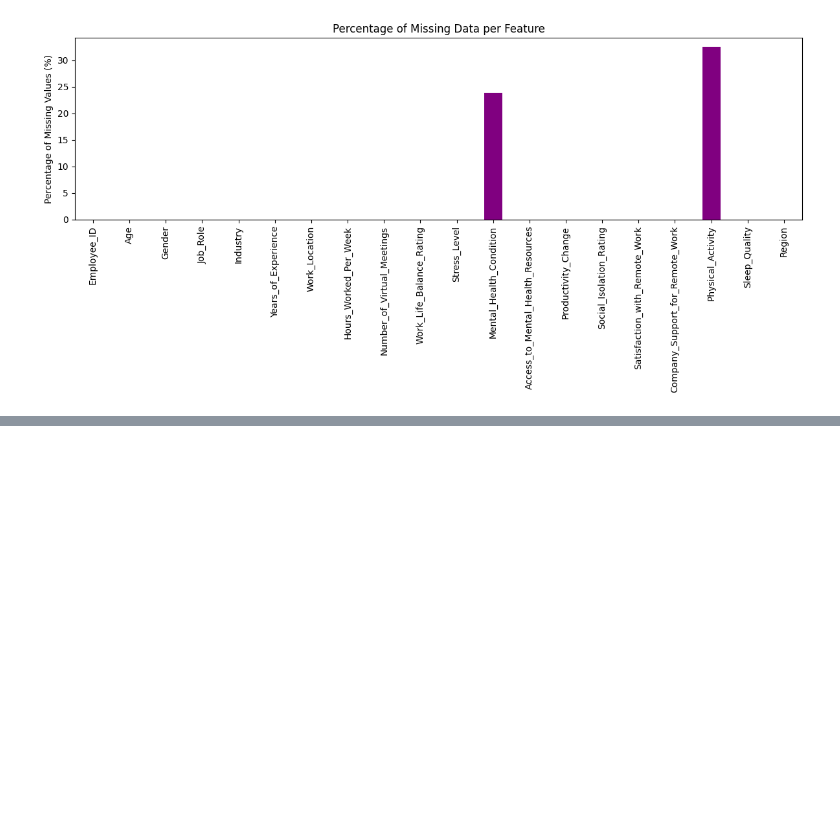
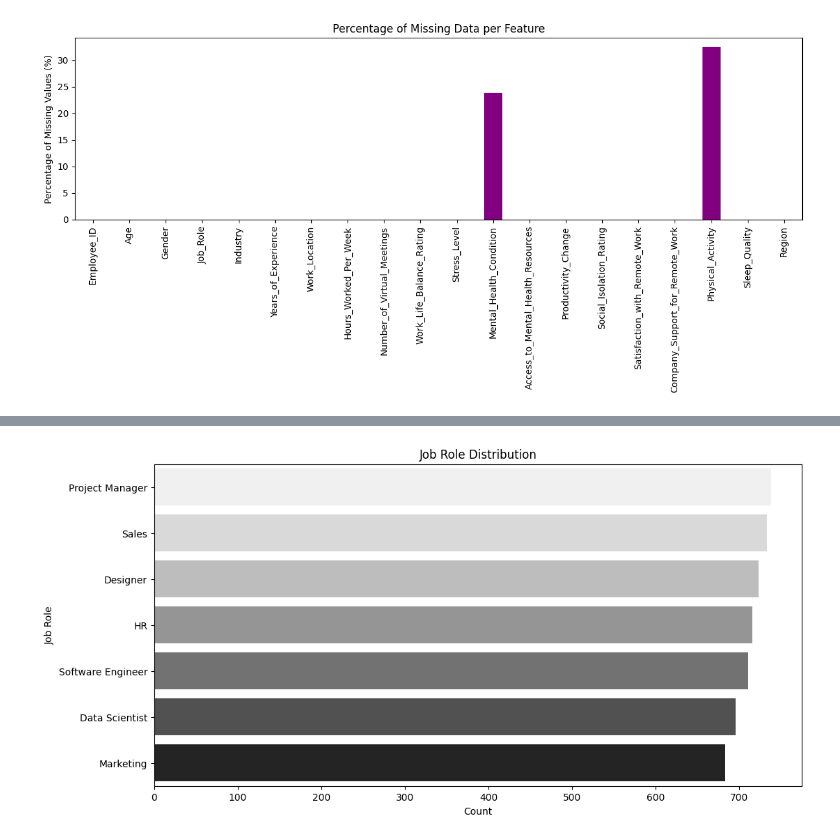
Before and after one commit to zesilva18/TAD, a Jupyter notebook: EDA.ipynb, the cells around one changed output, grey strips where cells are left out. Drawn from its saved outputs; the diff is of its cells as text; code cells hidden in the pictures; blank space fills up the shorter version.

```diff
--- a/EDA.ipynb
+++ b/EDA.ipynb
@@ -43,0 +73,10 @@ plt.show()
+# %%
+# Job role distribution
+plt.figure(figsize=(12, 6))
+sns.countplot(data=df, y='Job_Role', order=df['Job_Role'].value_counts().index, palette='Greys')
+plt.title('Job Role Distribution')
+plt.xlabel('Count')
+plt.ylabel('Job Role')
+plt.show()
+# %% [output]
+[figure, added]
```
Also changed, not shown: parts of 4 cells of this notebook, 1 other file.
